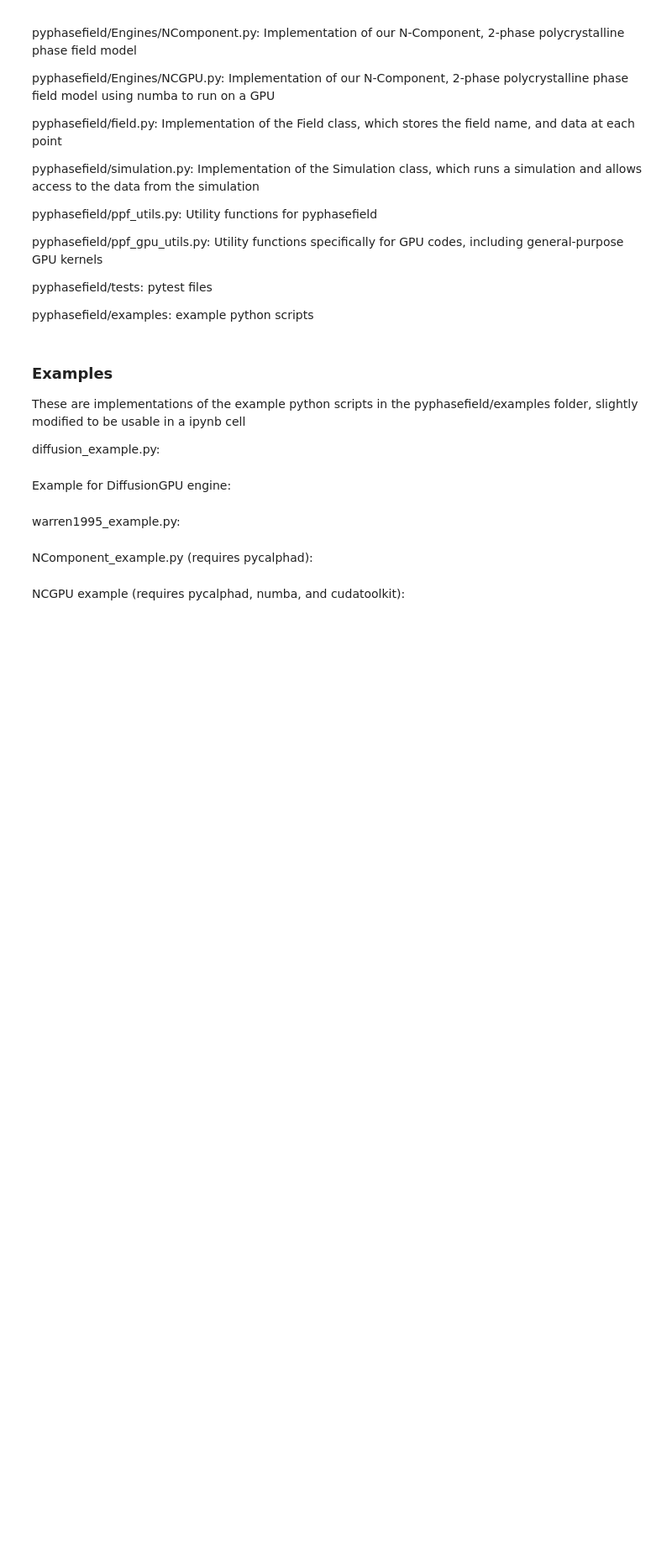
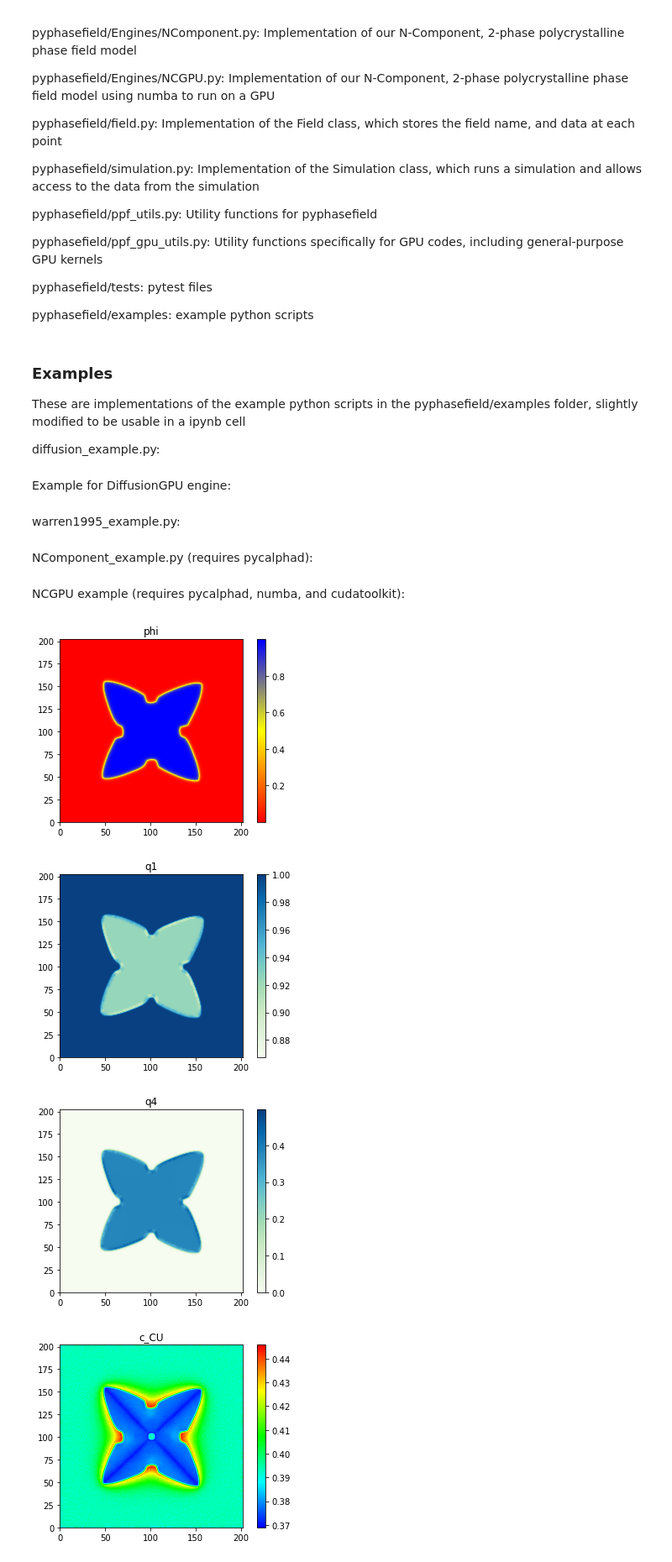
Before and after one commit to AdditiveModeling/pyphasefield, a Jupyter notebook: pyphasefield/pyphasefield/pyphasefield.ipynb, the cells around one changed output. Shown at 84% size. Drawn from its saved outputs; the diff is of its cells as text; code cells hidden in the pictures; blank space fills up the shorter version.

```diff
--- a/pyphasefield/pyphasefield/pyphasefield.ipynb
+++ b/pyphasefield/pyphasefield/pyphasefield.ipynb
@@ -169,3 +169,23 @@ print("Completed!")
 sim.plot_simulation()
 
 #slight differences will be observed due to different discretization schemes used in GPU version at present
+# %%
+import sys
+sys.path.insert(0,"..")
+import pyphasefield as ppf
+
+sim = ppf.Simulation("save_path")
+sim.init_sim_NCGPU(dim=[200, 200],
+                   tdb_path="examples/Ni-Cu_Ideal.tdb",
+                   sim_type="seed",
+                   initial_concentration_array=[0.3937]
+                  )
+sim._time_steps_per_checkpoint = 1000
+sim.send_fields_to_GPU()
+sim.simulate(10000)
+sim.plot_simulation()
+# %% [output]
+[figure, added]
+[figure, added]
+[figure, added]
+[figure, added]
```
Also changed, not shown: 3 other files.
